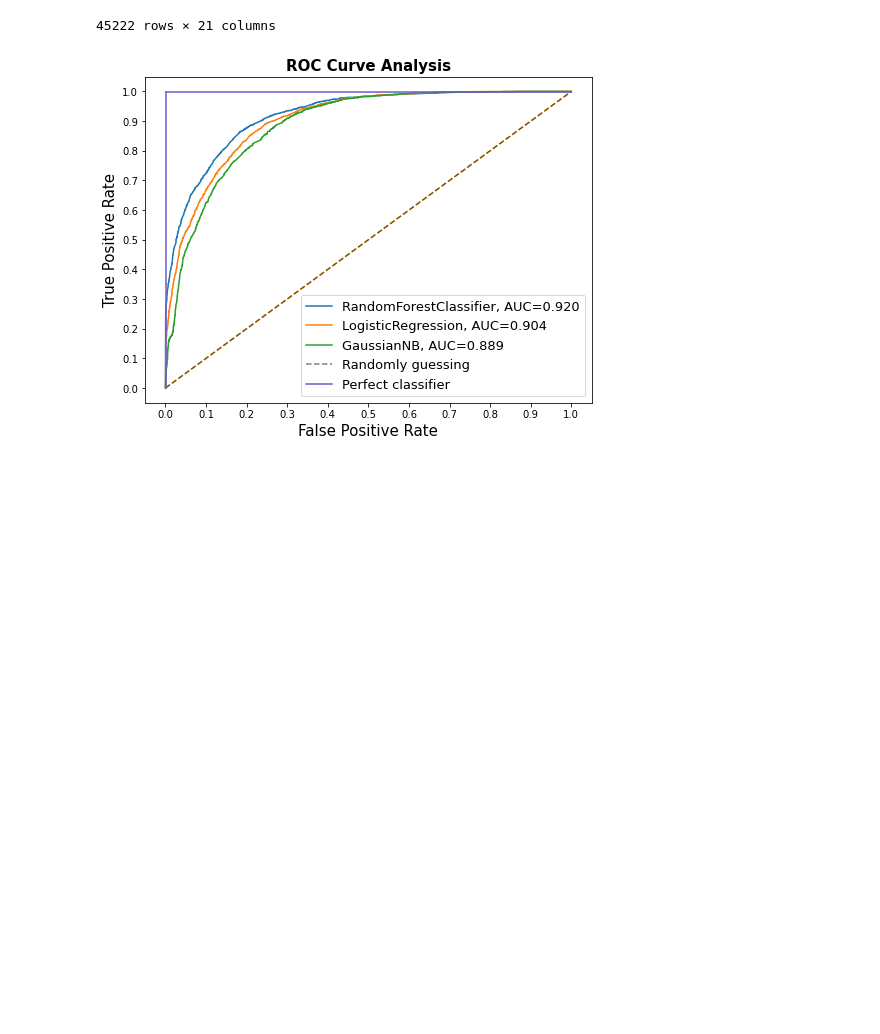
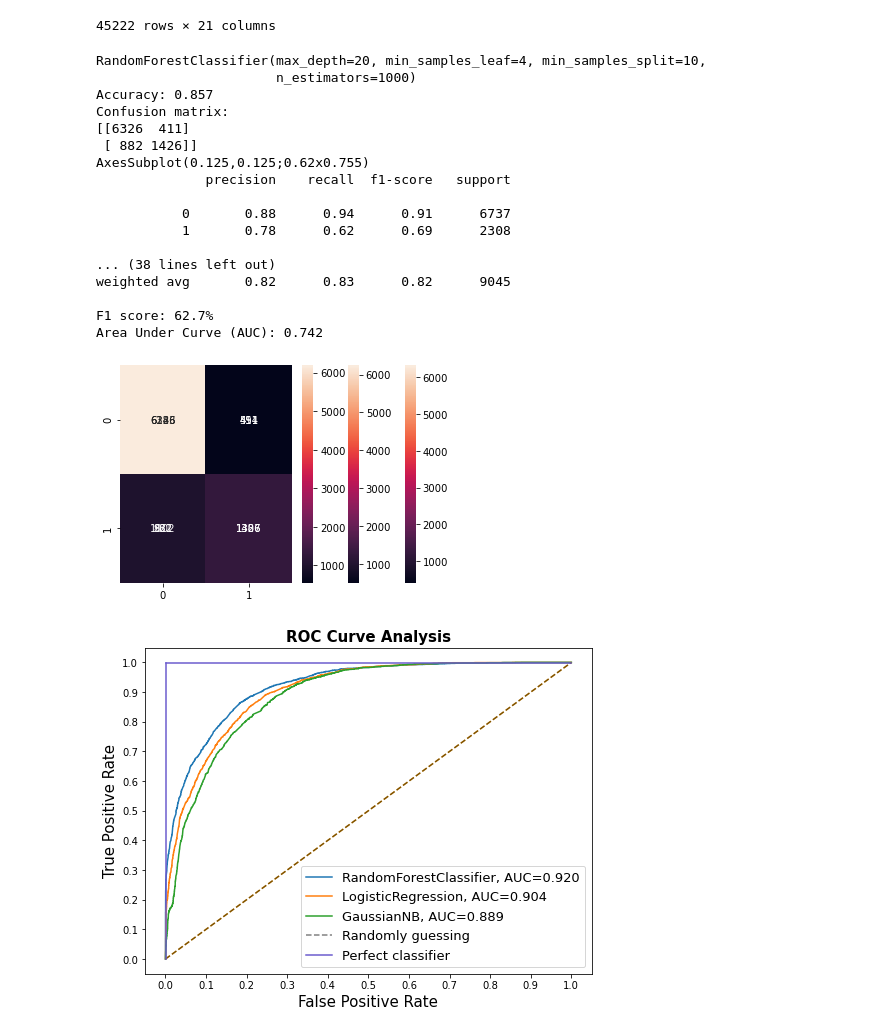
Before and after one commit to MattSchaefer24/machine-learning, a Jupyter notebook: Final_Testing.ipynb, the cells around one changed output. Cells and saved outputs as stored; diff of their text form; code cells hidden in the pictures; blank space fills up the shorter version.

Commit message:
Added more final evaluation metrics

```diff
--- a/Final_Testing.ipynb
+++ b/Final_Testing.ipynb
@@ -168,31 +168,56 @@ NBmodel=GaussianNB(var_smoothing=0.001873817422860383)
 # %%
 from sklearn.model_selection import cross_val_predict
 from sklearn.metrics import classification_report, confusion_matrix, accuracy_score
 from sklearn.metrics import roc_auc_score
 from sklearn.metrics import precision_score, recall_score
 from sklearn.metrics import f1_score
+from sklearn.metrics import classification_report, confusion_matrix
+import seaborn as sns
 
-
-# Obtain and print AUC
 
 
 
 choice = [RFmodel, LRmodel, NBmodel]
 
 
 from sklearn.metrics import confusion_matrix
 
 
 for i in range(3):
     choice[i].fit(X_train, y_train.ravel())
     test_data_predictions = cross_val_predict(choice[i], X_test, y_test.ravel(), cv=20)
     print(choice[i])
     print("Accuracy: " + str(round(accuracy_score(y_test, test_data_predictions),3)))
+
     print("Confusion matrix: ")
     print(confusion_matrix(y_test, test_data_predictions))
+    classes_names = ['class 1','class 2','class 3', 'class 4']
+    cm = pd.DataFrame(confusion_matrix(y_test, test_data_predictions))
+    print(sns.heatmap(cm, annot=True, fmt='d'))
+    print(classification_report(y_test, test_data_predictions))
+
     print("F1 score: " + str(round(f1_score(y_test, test_data_predictions)*100,1))+"%")
     print("Area Under Curve (AUC): " + str(round(roc_auc_score(y_test, test_data_predictions),3)))
     print(" ")
+# %% [output]
+RandomForestClassifier(max_depth=20, min_samples_leaf=4, min_samples_split=10,
+                       n_estimators=1000)
+Accuracy: 0.857
+Confusion matrix:
+[[6326  411]
+ [ 882 1426]]
+AxesSubplot(0.125,0.125;0.62x0.755)
+              precision    recall  f1-score   support
+
+           0       0.88      0.94      0.91      6737
+           1       0.78      0.62      0.69      2308
+
+... (38 lines left out)
+weighted avg       0.82      0.83      0.82      9045
+
+F1 score: 62.7%
+Area Under Curve (AUC): 0.742
+[figure, added]
 # %%
 RFmodel
 # 0.8591646626309534
```
Also changed, not shown: parts of 2 cells of this notebook, 1 other file.
